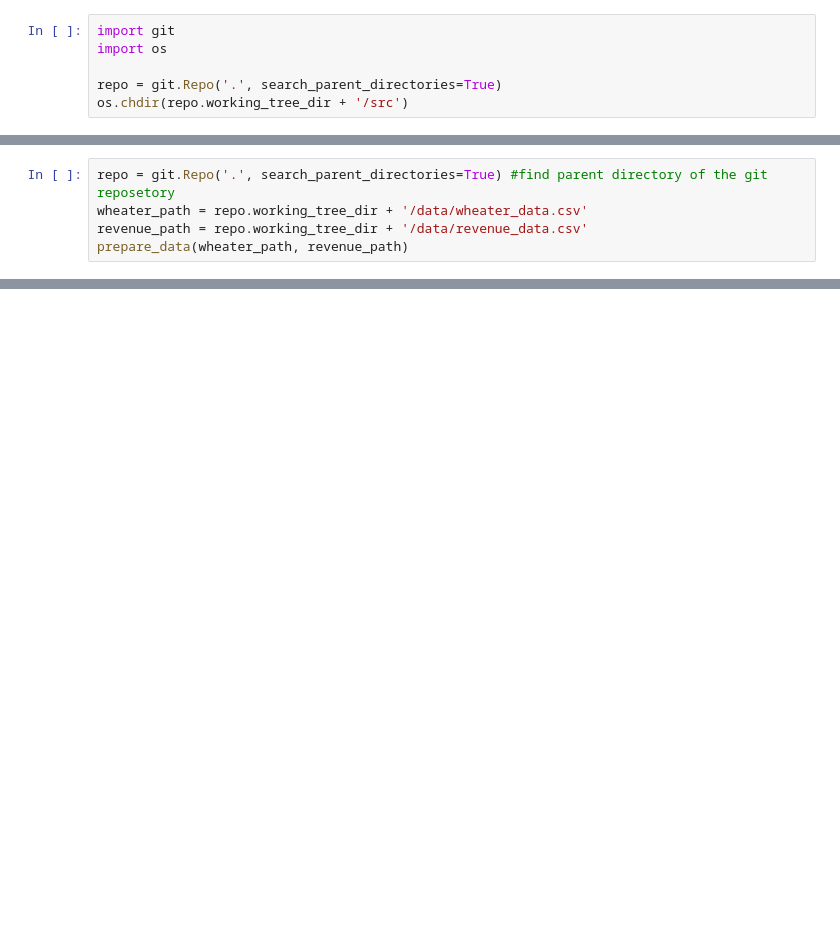
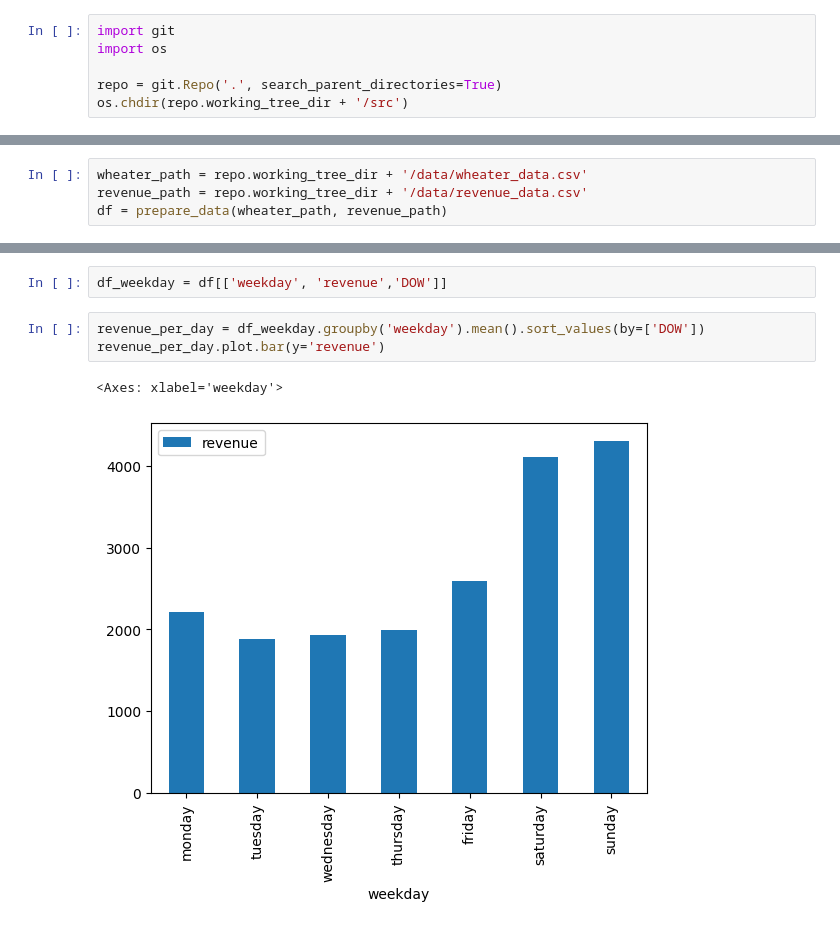
Before and after one commit to JonasEtFi/Restaurant-Revenue-Forecasting, a Jupyter notebook: data_manipulation.ipynb, the cells around one changed output, grey strips where cells are left out. Drawn from its saved outputs; the diff is of its cells as text; blank space fills up the shorter version.

```diff
--- a/data_manipulation.ipynb
+++ b/data_manipulation.ipynb
@@ -38,6 +20,5 @@ revenue_df = revenue_df.replace(1,True)
 # %%
-repo = git.Repo('.', search_parent_directories=True) #find parent directory of the git reposetory
 wheater_path = repo.working_tree_dir + '/data/wheater_data.csv'
 revenue_path = repo.working_tree_dir + '/data/revenue_data.csv'
-prepare_data(wheater_path, revenue_path)
+df = prepare_data(wheater_path, revenue_path)
 # %% [output]
@@ -93,0 +70,8 @@ revenue_df[revenue_df['national_holiday'] == True]
+# %%
+df_weekday = df[['weekday', 'revenue','DOW']]
+# %%
+revenue_per_day = df_weekday.groupby('weekday').mean().sort_values(by=['DOW'])
+revenue_per_day.plot.bar(y='revenue')
+# %% [output]
+<Axes: xlabel='weekday'>
+[figure, added]
```
Also changed, not shown: parts of 12 cells of this notebook, 3 other files.
